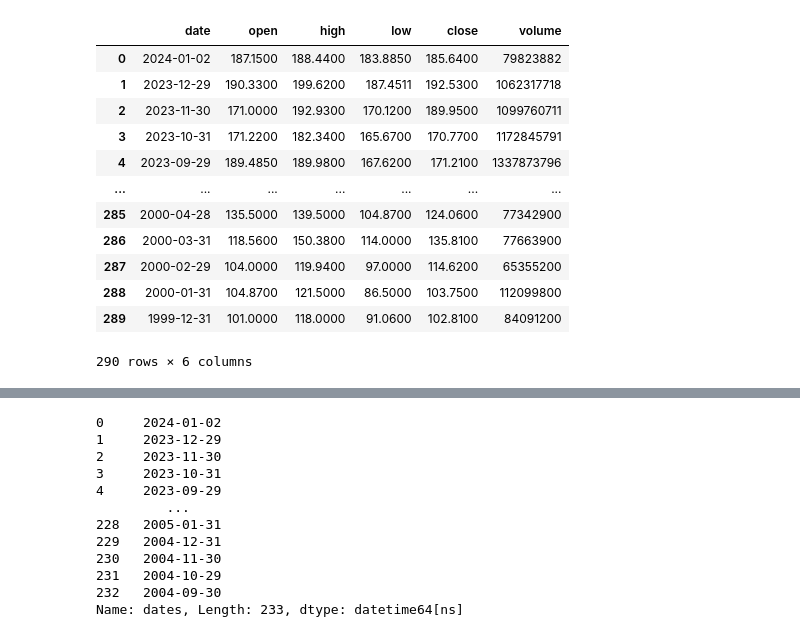
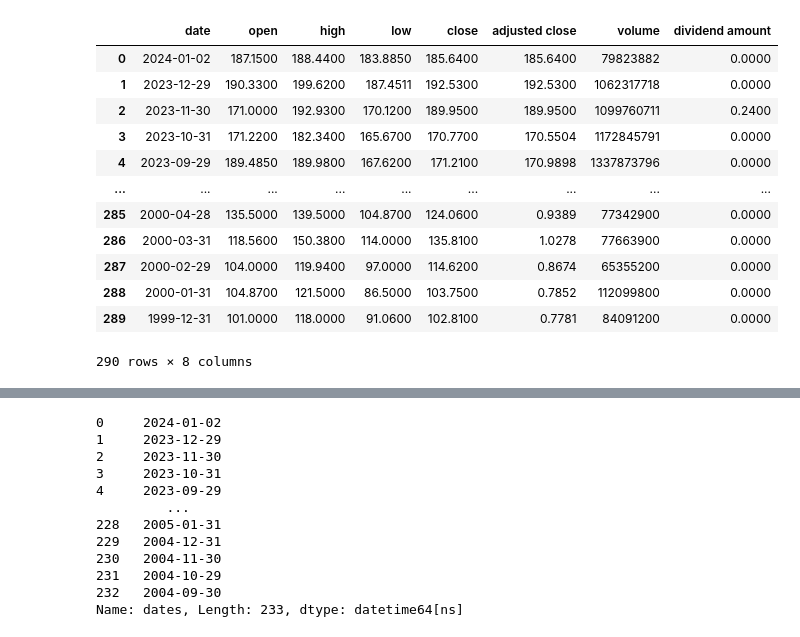
Before and after one commit to emmarush24/Data-Project-3, a Jupyter notebook: Data-Project-3.ipynb, the cells around one changed output, grey strips where cells are left out. Cells and saved outputs as stored; diff of their text form; code cells hidden in the pictures.

```diff
--- a/Data-Project-3.ipynb
+++ b/Data-Project-3.ipynb
@@ -7,7 +9,8 @@ import matplotlib.pyplot as plt
 # %%
-apikey = "EV1DTA3FP15KJHP6"
+#apikey = "EV1DTA3FP15KJHP6"
+apikey = "8Q3LZ73C8CFKKH1Q"
 stocks = ['GOOGL', 'AMZN', 'AAPL', 'META', 'MSFT', 'SNAP']
-url = 'https://www.alphavantage.co/query?function=TIME_SERIES_MONTHLY&interval=5min&apikey=' + 'apikey' + '&symbol='
+url = 'https://www.alphavantage.co/query?function=TIME_SERIES_MONTHLY_ADJUSTED&interval=5min&apikey=' + 'apikey' + '&symbol='
 data = []
 
 for stock in stocks:
@@ -69,25 +76,27 @@ amazon
 # %%
-apple = pd.DataFrame(data[2]['Monthly Time Series']).T
+apple = pd.DataFrame(data[2]['Monthly Adjusted Time Series']).T
 apple = apple.reset_index()
 apple = apple.rename(columns = {'index': 'date',
                                  '1. open': 'open',
                                  '2. high': 'high',
                                  '3. low': 'low',
                                  '4. close': 'close',
-                                 '5. volume': 'volume'})
+                                '5. adjusted close': 'adjusted close',
+                                 '6. volume': 'volume',
+                                 '7. dividend amount': 'dividend amount'})
 apple
 # %% [output]
-|  | date | open | high | low | close | volume |
-| 0 | 2024-01-02 | 187.1500 | 188.4400 | 183.8850 | 185.6400 | 79823882 |
-| 1 | 2023-12-29 | 190.3300 | 199.6200 | 187.4511 | 192.5300 | 1062317718 |
-| 2 | 2023-11-30 | 171.0000 | 192.9300 | 170.1200 | 189.9500 | 1099760711 |
-| 3 | 2023-10-31 | 171.2200 | 182.3400 | 165.6700 | 170.7700 | 1172845791 |
-| 4 | 2023-09-29 | 189.4850 | 189.9800 | 167.6200 | 171.2100 | 1337873796 |
-| ... | ... | ... | ... | ... | ... | ... |
-| 285 | 2000-04-28 | 135.5000 | 139.5000 | 104.8700 | 124.0600 | 77342900 |
-| 286 | 2000-03-31 | 118.5600 | 150.3800 | 114.0000 | 135.8100 | 77663900 |
-| 287 | 2000-02-29 | 104.0000 | 119.9400 | 97.0000 | 114.6200 | 65355200 |
-| 288 | 2000-01-31 | 104.8700 | 121.5000 | 86.5000 | 103.7500 | 112099800 |
-| 289 | 1999-12-31 | 101.0000 | 118.0000 | 91.0600 | 102.8100 | 84091200 |
+|  | date | open | high | low | close | adjusted close | volume | dividend amount |
+| 0 | 2024-01-02 | 187.1500 | 188.4400 | 183.8850 | 185.6400 | 185.6400 | 79823882 | 0.0000 |
+| 1 | 2023-12-29 | 190.3300 | 199.6200 | 187.4511 | 192.5300 | 192.5300 | 1062317718 | 0.0000 |
+| 2 | 2023-11-30 | 171.0000 | 192.9300 | 170.1200 | 189.9500 | 189.9500 | 1099760711 | 0.2400 |
+| 3 | 2023-10-31 | 171.2200 | 182.3400 | 165.6700 | 170.7700 | 170.5504 | 1172845791 | 0.0000 |
+| 4 | 2023-09-29 | 189.4850 | 189.9800 | 167.6200 | 171.2100 | 170.9898 | 1337873796 | 0.0000 |
+| ... | ... | ... | ... | ... | ... | ... | ... | ... |
+| 285 | 2000-04-28 | 135.5000 | 139.5000 | 104.8700 | 124.0600 | 0.9389 | 77342900 | 0.0000 |
+| 286 | 2000-03-31 | 118.5600 | 150.3800 | 114.0000 | 135.8100 | 1.0278 | 77663900 | 0.0000 |
+| 287 | 2000-02-29 | 104.0000 | 119.9400 | 97.0000 | 114.6200 | 0.8674 | 65355200 | 0.0000 |
+| 288 | 2000-01-31 | 104.8700 | 121.5000 | 86.5000 | 103.7500 | 0.7852 | 112099800 | 0.0000 |
+| 289 | 1999-12-31 | 101.0000 | 118.0000 | 91.0600 | 102.8100 | 0.7781 | 84091200 | 0.0000 |
-290 rows × 6 columns
+290 rows × 8 columns
 # %%
```
Also changed, not shown: parts of 30 cells of this notebook.
